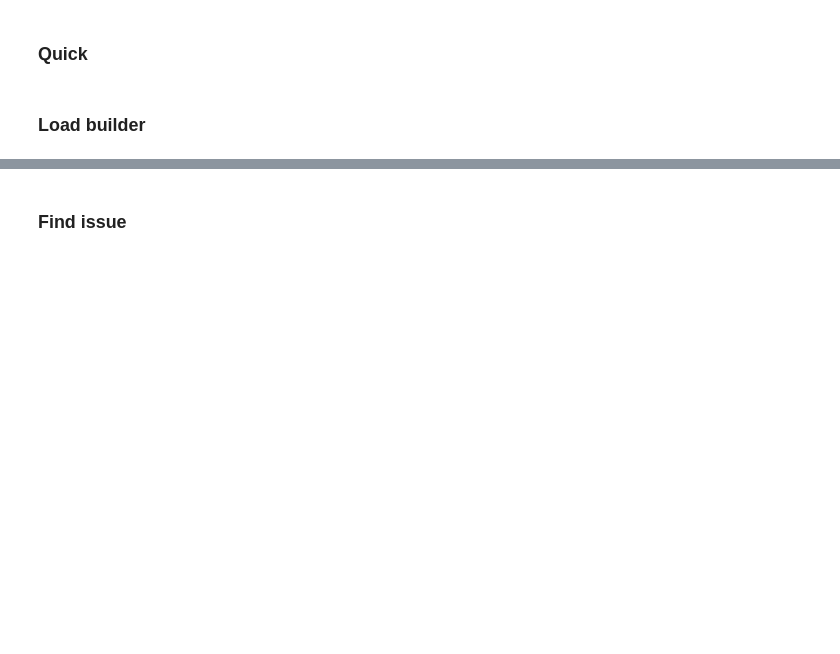
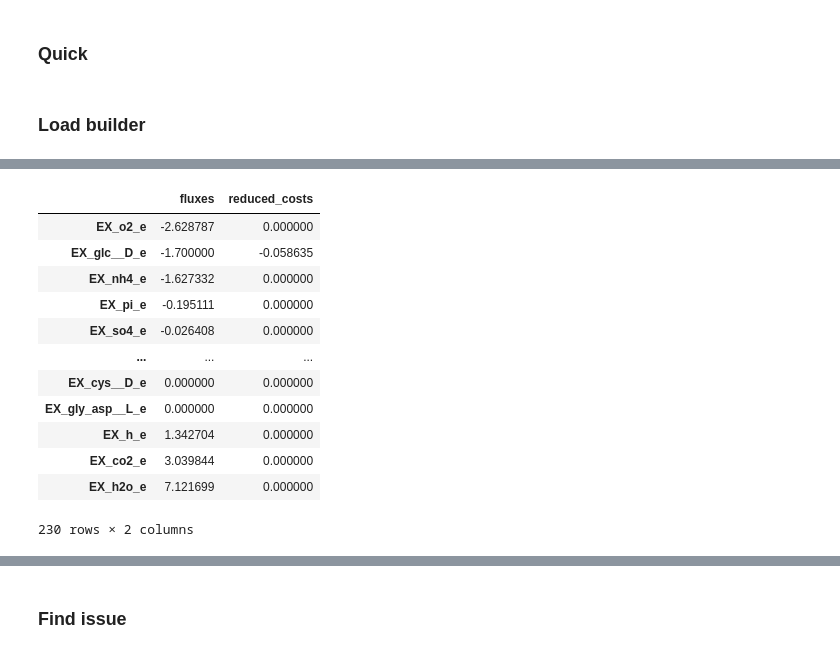
Before and after one commit to jdtibochab/coralme-models, a Jupyter notebook: published/Supplementary Notebook - Reconstruct B. subtilis uME-model.ipynb, the cells around one changed output, grey strips where cells are left out. Cells and saved outputs as stored; diff of their text form; code cells hidden in the pictures; blank space fills up the shorter version.

```diff
--- a/published/Supplementary Notebook - Reconstruct B. subtilis uME-model.ipynb
+++ b/published/Supplementary Notebook - Reconstruct B. subtilis uME-model.ipynb
@@ -31,4 +31,4 @@ builder.troubleshoot(growth_key_and_value = { builder.me_model.mu : 0.001 })
 ### Load builder
 # %%
 builder = MEBuilder(*['./{:s}/coralme-config.yaml'.format(org)])
-builder.me_model = builder.load(builder.configuration['out_directory']+'MEModel-step2-{}.pkl'.format(org))
+builder.me_model = builder.load(builder.configuration['out_directory']+'MEModel-step3-{}-TS.pkl'.format(org))
@@ -35,2 +45,20 @@ builder.me_model = builder.load(builder.configuration['out_directory']+'MEModel-
 # %%
 me = builder.me_model
+# %%
+df = me.solution.to_frame()
+# %%
+df.loc[[i for i in df.index if "EX_" in i]].sort_values("fluxes")
+# %% [output]
+|  | fluxes | reduced_costs |
+| EX_o2_e | -2.628787 | 0.000000 |
+| EX_glc__D_e | -1.700000 | -0.058635 |
+| EX_nh4_e | -1.627332 | 0.000000 |
+| EX_pi_e | -0.195111 | 0.000000 |
+| EX_so4_e | -0.026408 | 0.000000 |
+| ... | ... | ... |
+| EX_cys__D_e | 0.000000 | 0.000000 |
+| EX_gly_asp__L_e | 0.000000 | 0.000000 |
+| EX_h_e | 1.342704 | 0.000000 |
+| EX_co2_e | 3.039844 | 0.000000 |
+| EX_h2o_e | 7.121699 | 0.000000 |
+230 rows × 2 columns
```
Also changed, not shown: parts of 3 cells of this notebook, 49 other files.
